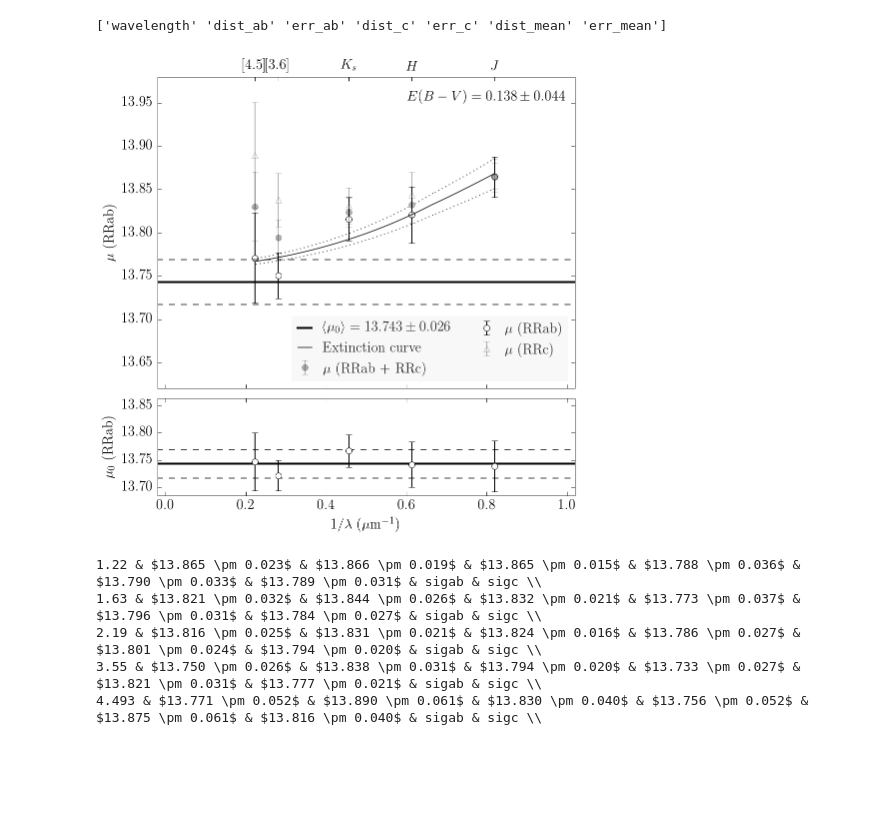
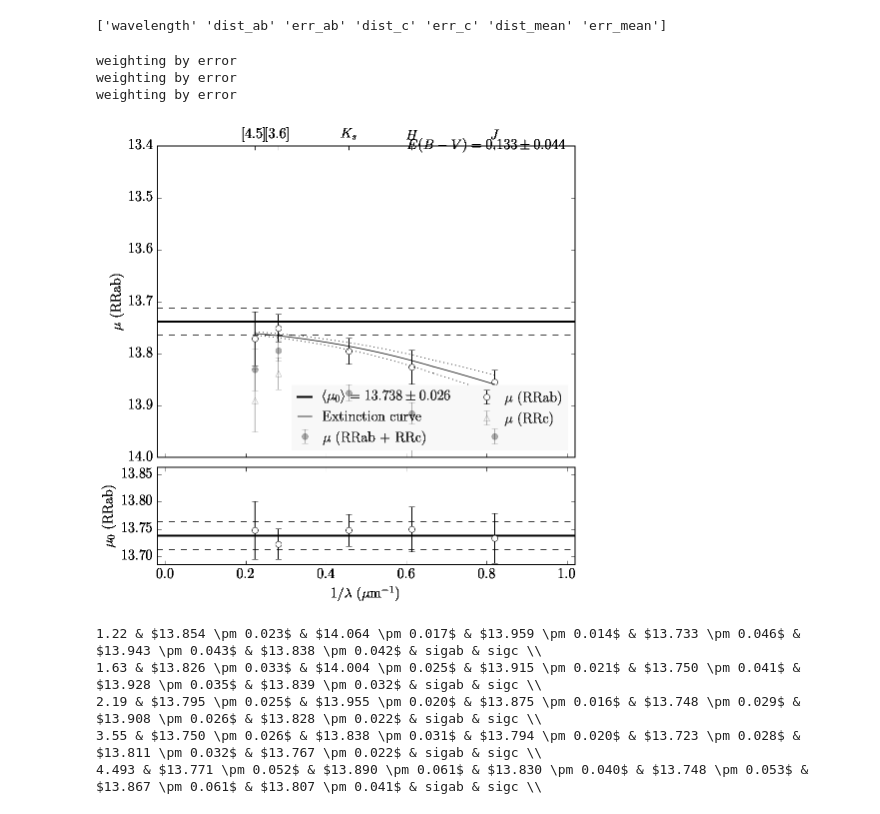
Before and after one commit to vickyscowcroft/omegaCen, a Jupyter notebook: reworked_fitting_code/distance_plot_m4 sigclip.ipynb, the cells around one changed output. Cells and saved outputs as stored; diff of their text form; code cells hidden in the pictures; blank space fills up the shorter version.

```diff
--- a/reworked_fitting_code/distance_plot_m4 sigclip.ipynb
+++ b/reworked_fitting_code/distance_plot_m4 sigclip.ipynb
@@ -10,7 +10,7 @@ from matplotlib import rc
 rc('font', **{'family': 'serif', 'serif': ['Computer Modern Roman'], 'size':14})
 rc('text', usetex=True)
 # %%
-dist_df = pd.read_csv('final_data_files/dist_spect_m4_clipped.csv')
+dist_df = pd.read_csv('final_data_files/dist_all_m4.csv')
 # fill in with zeros to conform to fit_reddening input requirements
 fill_values = pd.DataFrame(np.zeros([4,7]), columns=dist_df.columns.values)
 fill_values_2 = pd.DataFrame(np.zeros([1,7]), columns=dist_df.columns.values)
@@ -55,6 +55,10 @@ dist_df['u0_ab'] = dist_df.dist_ab.values - (Alam * Av)
 dist_df['u0err_ab'] = np.sqrt(dist_df.err_ab.values**2 + (Alam * Av_err)**2)
 dist_df['u0_c'] = dist_df.dist_c.values - (Alam * Av)
 dist_df['u0err_c'] = np.sqrt(dist_df.err_c.values**2 + (Alam * Av_err)**2)
+# %% [output]
+weighting by error
+weighting by error
+weighting by error
 # %%
 # make extinction curve
 nearir_x = np.linspace(1.22,1.5,50)
@@ -106,40 +110,41 @@ ax2.set_xlim(ax.get_xlim())
 # set top tick labels to bandpasses
 ax2.set_xticks(1/dist_df.wavelength)
 ax2.set_xticklabels(['$J$', '$H$',  '$K_s$', '[3.6]', '[4.5]'])
-ax.set_ylim(13.62,13.98)
+#ax.set_ylim(13.62,13.98)
+ax.set_ylim(14,13.4)
 ax.text(ax.get_xlim()[1]-0.025,ax.get_ylim()[1]-0.015,
         '$E(B-V) = {:.3f} \pm {:.3f}$'.format(Av/3.1,Av_err/3.1), ha='right',va='top')
 
 ppl.plot(ax1, x, y, 'k-', lw=2)
 ppl.plot(ax1, x, y + dist_err, 'k--')
 ppl.plot(ax1, x, y - dist_err, 'k--')
 if startype=='ab':
     mfc = 'w'
     label = 'RRab'
     ylabel = 'RRab'
 else:
     mfc = 'k'
     label = 'mean'
     ylabel = 'RRab + RRc'
 ax1.errorbar(1/dist_df.wavelength.values, dist_df[r'u0_{}'.format(startype)].values,
              yerr=dist_df[r'u0err_{}'.format(startype)].values,
              color='k', mfc=mfc, fmt='o', zorder=10, label=r'$\mu_0$ ({})'.format(label))
 
 ax1.set_xlabel(r'$1/\lambda\ (\mu\mathrm{m}^{-1})$')
 ax.set_ylabel(r'$\mu$ ({})'.format(ylabel))
 ax1.set_ylabel(r'$\mu_0$ ({})'.format(ylabel))
 #if startype=='ab':
     #ax1.set_ylim(13.68,13.82)
     #ax1.set_yticks(np.linspace(13.7,13.8,3))
 #else:
 ax1.set_ylim(13.685,13.863)
 ax1.set_yticks(np.linspace(13.7,13.85,4))
 #ppl.legend(ax1, loc='upper left', prop={'size':14}, numpoints=1, handlelength=0.1)
 fig.tight_layout()
 fig.subplots_adjust(hspace=0.1)
-fig.savefig('final_plots/multiwavelength_distance_m4_clipped_{}.pdf'.format(startype), dpi=300)
+#fig.savefig('final_plots/multiwavelength_distance_m4_clipped_{}.pdf'.format(startype), dpi=300)
 # %% [output]
-[figure, old version]
+[figure, new version]
 # %%
 u0 = np.array([dist_df.wavelength, dist_df.dist_ab, dist_df.err_ab, dist_df.dist_c,
                dist_df.err_c, dist_df.dist_mean, dist_df.err_mean,
@@ -152,8 +157,8 @@ for i in u0:
     #print r'& ${:.3f} \pm {:.3f}$ & ${:.3f} \pm {:.3f}$ & ${:.3f} \pm {:.3f}$ \\'.\
     #format(i[0], i[1], i[2], i[3], i[4], i[5])
 # %% [output]
-1.22 & $13.865 \pm 0.023$ & $13.866 \pm 0.019$ & $13.865 \pm 0.015$ & $13.788 \pm 0.036$ & $13.790 \pm 0.033$ & $13.789 \pm 0.031$ & sigab & sigc \\
-1.63 & $13.821 \pm 0.032$ & $13.844 \pm 0.026$ & $13.832 \pm 0.021$ & $13.773 \pm 0.037$ & $13.796 \pm 0.031$ & $13.784 \pm 0.027$ & sigab & sigc \\
-2.19 & $13.816 \pm 0.025$ & $13.831 \pm 0.021$ & $13.824 \pm 0.016$ & $13.786 \pm 0.027$ & $13.801 \pm 0.024$ & $13.794 \pm 0.020$ & sigab & sigc \\
-3.55 & $13.750 \pm 0.026$ & $13.838 \pm 0.031$ & $13.794 \pm 0.020$ & $13.733 \pm 0.027$ & $13.821 \pm 0.031$ & $13.777 \pm 0.021$ & sigab & sigc \\
-4.493 & $13.771 \pm 0.052$ & $13.890 \pm 0.061$ & $13.830 \pm 0.040$ & $13.756 \pm 0.052$ & $13.875 \pm 0.061$ & $13.816 \pm 0.040$ & sigab & sigc \\
+1.22 & $13.854 \pm 0.023$ & $14.064 \pm 0.017$ & $13.959 \pm 0.014$ & $13.733 \pm 0.046$ & $13.943 \pm 0.043$ & $13.838 \pm 0.042$ & sigab & sigc \\
+1.63 & $13.826 \pm 0.033$ & $14.004 \pm 0.025$ & $13.915 \pm 0.021$ & $13.750 \pm 0.041$ & $13.928 \pm 0.035$ & $13.839 \pm 0.032$ & sigab & sigc \\
+2.19 & $13.795 \pm 0.025$ & $13.955 \pm 0.020$ & $13.875 \pm 0.016$ & $13.748 \pm 0.029$ & $13.908 \pm 0.026$ & $13.828 \pm 0.022$ & sigab & sigc \\
+3.55 & $13.750 \pm 0.026$ & $13.838 \pm 0.031$ & $13.794 \pm 0.020$ & $13.723 \pm 0.028$ & $13.811 \pm 0.032$ & $13.767 \pm 0.022$ & sigab & sigc \\
+4.493 & $13.771 \pm 0.052$ & $13.890 \pm 0.061$ & $13.830 \pm 0.040$ & $13.748 \pm 0.053$ & $13.867 \pm 0.061$ & $13.807 \pm 0.041$ & sigab & sigc \\
```
Also changed, not shown: 36 other files.
